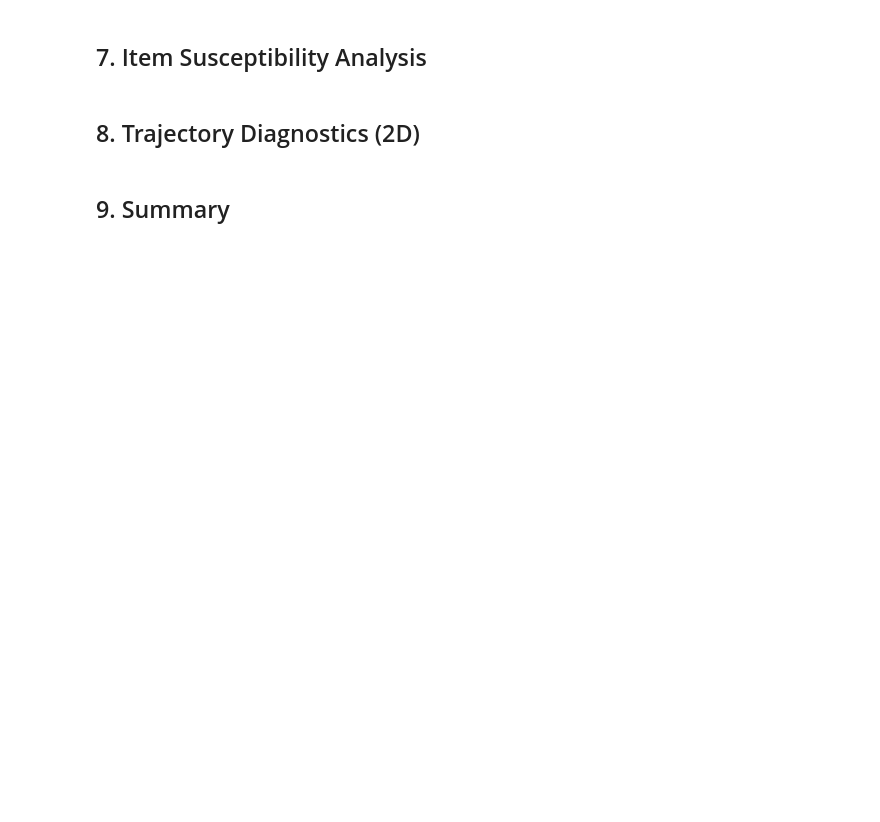
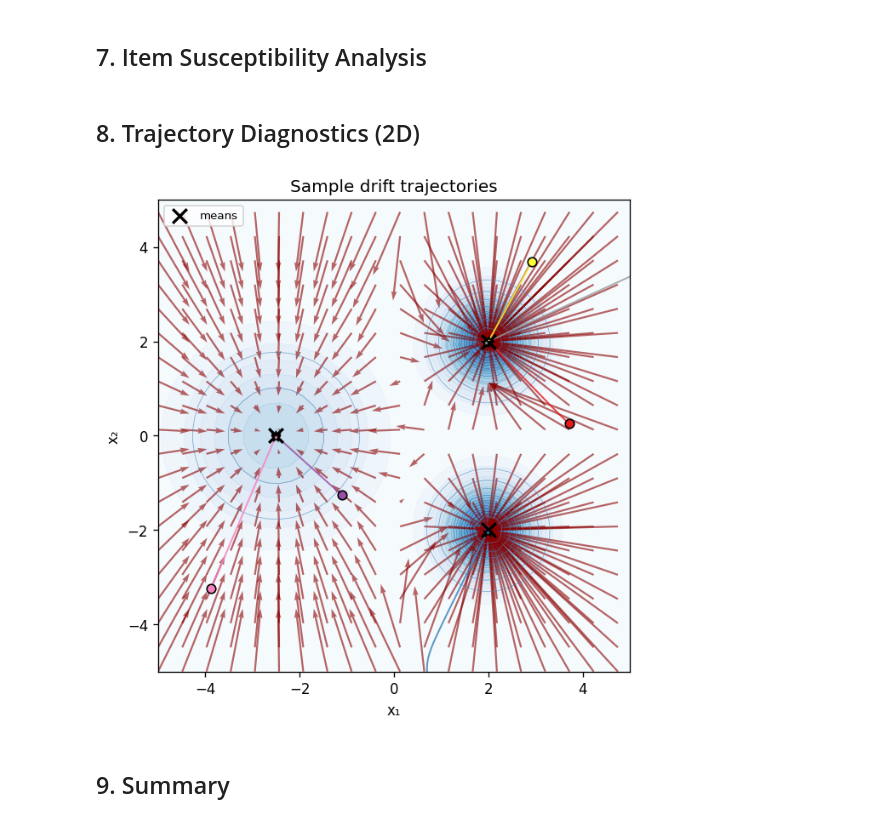
Before and after one commit to bjmedina/memory, a Jupyter notebook: notebooks/2d_guided_drift_sandbox.ipynb, the cells around one changed output. Saved outputs shown, nothing was run; the diff lists cells and outputs as text; code cells hidden in the pictures; blank space fills up the shorter version.

```diff
--- a/notebooks/2d_guided_drift_sandbox.ipynb
+++ b/notebooks/2d_guided_drift_sandbox.ipynb
@@ -208,34 +297,36 @@ if fig is not None:
 # %%
 # Drift a few noisy points and visualise trajectories on the prior contour
 n_traj = 6
 rng_traj = np.random.default_rng(77)
 indices = rng_traj.choice(len(X0), size=n_traj, replace=False)
 
 fig, ax = plt.subplots(figsize=(7, 6))
 plot_prior_with_score_field(gmm, grid_n=40, ax=ax, title='Sample drift trajectories')
 
 n_drift_steps = 100
 step_size = 0.05
-noise_std = 0.8
+noise_std = 5.0
 
 colors = plt.cm.Set1(np.linspace(0, 1, n_traj))
 for ci, idx in enumerate(indices):
     x_clean = X0[idx].to(torch.float64)
     x = x_clean + torch.randn_like(x_clean) * noise_std
     traj = [x.numpy().copy()]
     for _ in range(n_drift_steps):
         s = gmm.score(x)
         s_unit = s / (s.norm() + 1e-8)
         x = x + step_size * s_unit
         traj.append(x.numpy().copy())
     traj = np.array(traj)
     ax.plot(traj[:, 0], traj[:, 1], '-', color=colors[ci], lw=1.2, alpha=0.8)
     ax.scatter(traj[0, 0], traj[0, 1], s=40, color=colors[ci], edgecolors='k', zorder=10)
     ax.scatter(traj[-1, 0], traj[-1, 1], s=40, marker='*', color=colors[ci],
                edgecolors='k', zorder=10)
 
 fig.savefig(f'{SAVE_DIR}/drift_trajectories_2d.png', dpi=150, bbox_inches='tight')
 plt.show()
+# %% [output]
+[figure, added]
 # %% [markdown]
 ## 9. Summary
 # %%
```
Also changed, not shown: parts of 11 cells of this notebook.
